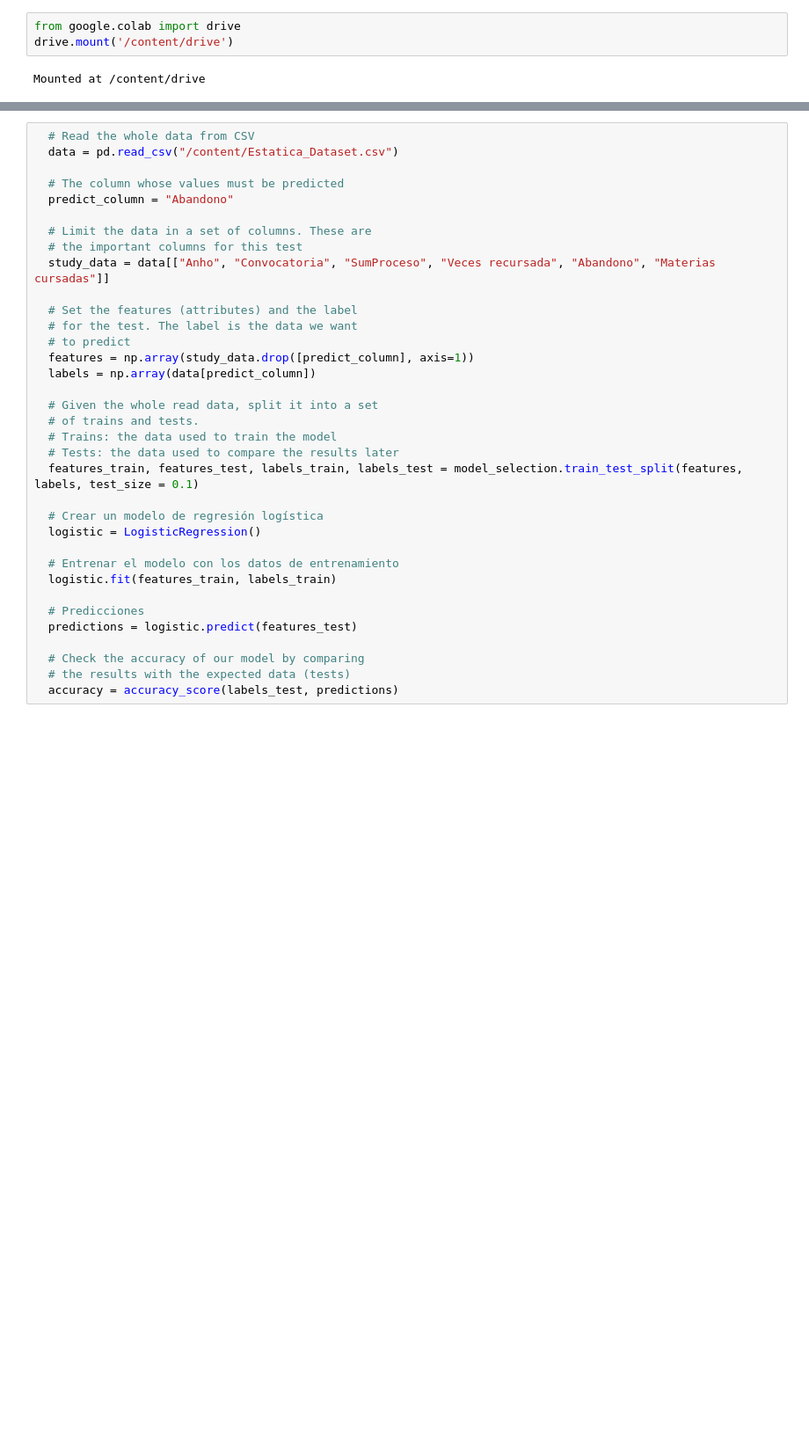
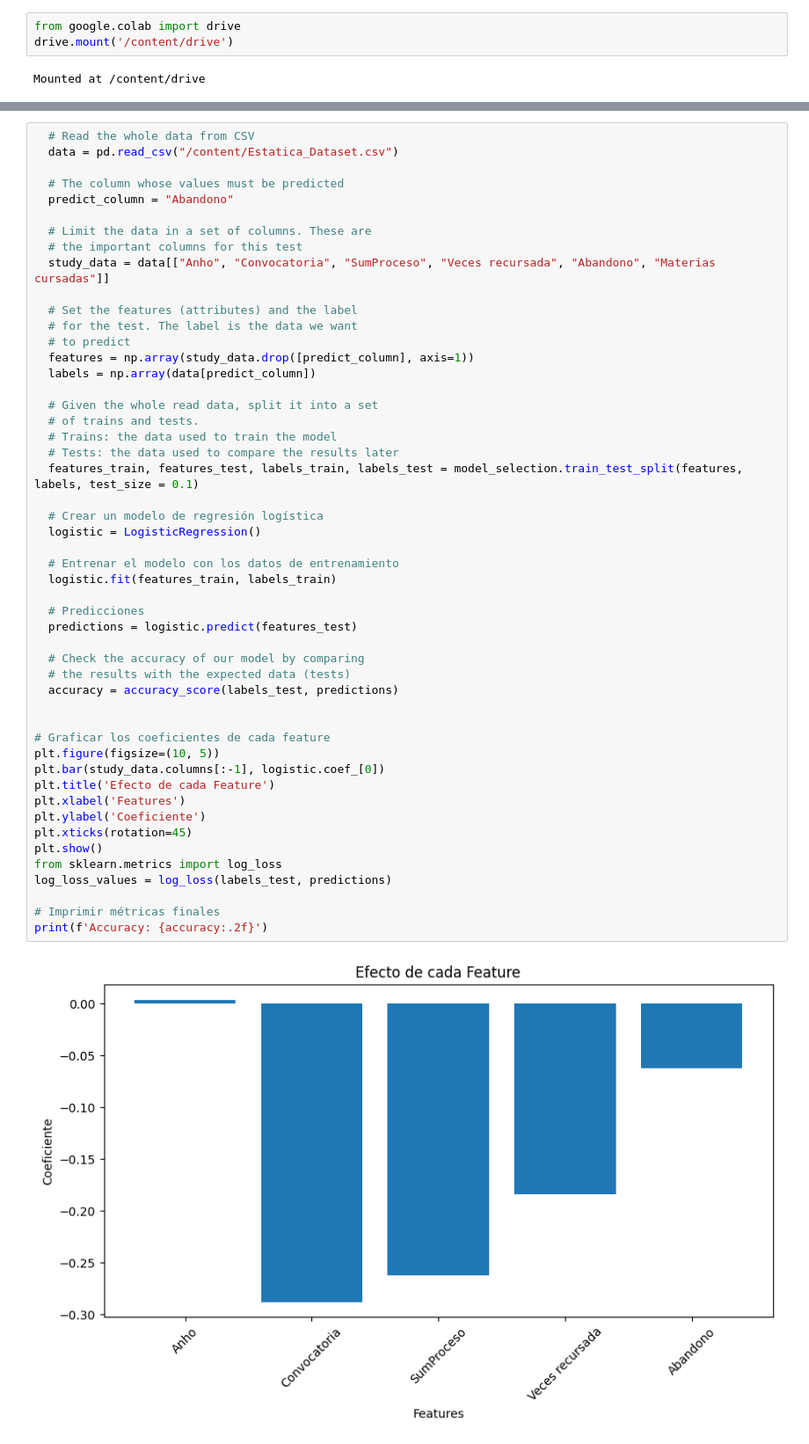
Before and after one commit to Crasher256/IA_Parcial_1, a Jupyter notebook: AjusteDeModelo.ipynb, the cells around one changed output, grey strips where cells are left out. Shown at 88% size. Drawn from its saved outputs; the diff is of its cells as text; blank space fills up the shorter version.

```diff
--- a/AjusteDeModelo.ipynb
+++ b/AjusteDeModelo.ipynb
@@ -29,30 +30,47 @@ Saving Estatica_Dataset.csv to Estatica_Dataset.csv
   predict_column = "Abandono"
 
   # Limit the data in a set of columns. These are
   # the important columns for this test
   study_data = data[["Anho", "Convocatoria", "SumProceso", "Veces recursada", "Abandono", "Materias cursadas"]]
 
   # Set the features (attributes) and the label
   # for the test. The label is the data we want
   # to predict
   features = np.array(study_data.drop([predict_column], axis=1))
   labels = np.array(data[predict_column])
 
   # Given the whole read data, split it into a set
   # of trains and tests.
   # Trains: the data used to train the model
   # Tests: the data used to compare the results later
   features_train, features_test, labels_train, labels_test = model_selection.train_test_split(features, labels, test_size = 0.1)
 
   # Crear un modelo de regresión logística
   logistic = LogisticRegression()
 
   # Entrenar el modelo con los datos de entrenamiento
   logistic.fit(features_train, labels_train)
 
   # Predicciones
   predictions = logistic.predict(features_test)
 
   # Check the accuracy of our model by comparing
   # the results with the expected data (tests)
   accuracy = accuracy_score(labels_test, predictions)
+
+
+# Graficar los coeficientes de cada feature
+plt.figure(figsize=(10, 5))
+plt.bar(study_data.columns[:-1], logistic.coef_[0])
+plt.title('Efecto de cada Feature')
+plt.xlabel('Features')
+plt.ylabel('Coeficiente')
+plt.xticks(rotation=45)
+plt.show()
+from sklearn.metrics import log_loss
+log_loss_values = log_loss(labels_test, predictions)
+
+# Imprimir métricas finales
+print(f'Accuracy: {accuracy:.2f}')
+# %% [output]
+[figure, added]
```
Also changed, not shown: parts of 7 cells of this notebook.
